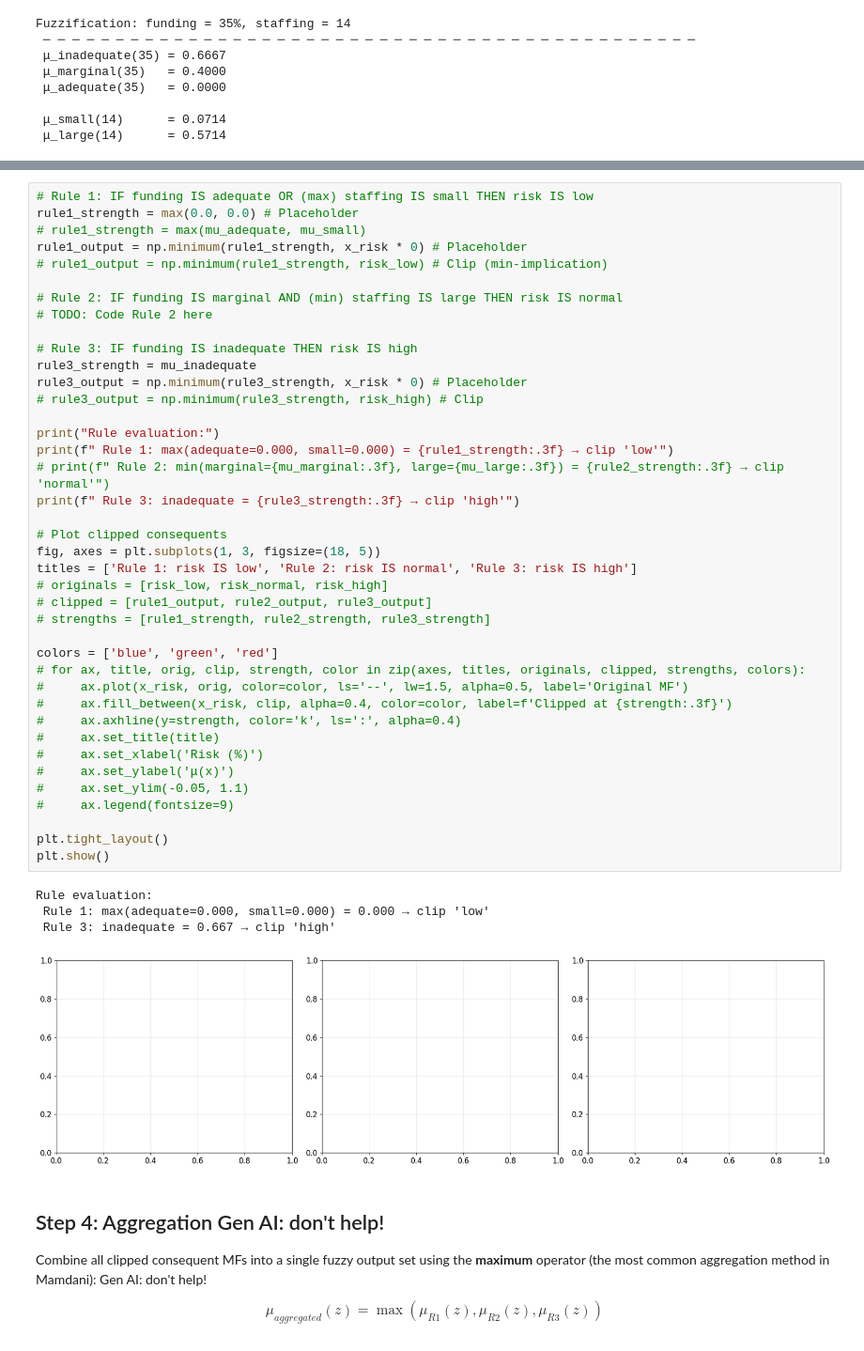
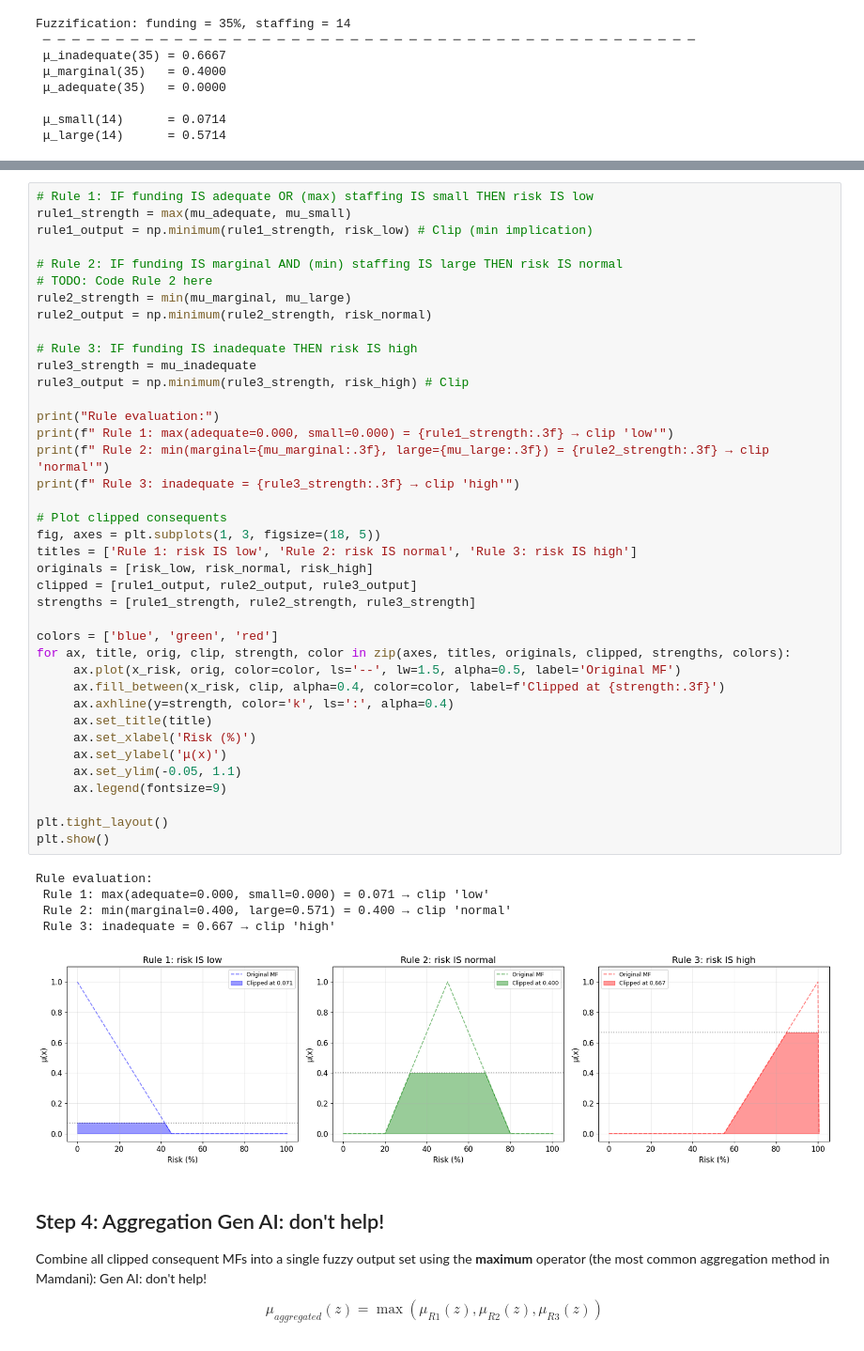
Before and after one commit to MatthewMcCarthy1/artificial-intelligence, a Jupyter notebook: lab-5/lab-five.ipynb, the cells around one changed output, grey strips where cells are left out. Shown at 94% size. Cells and saved outputs as stored; diff of their text form.

```diff
--- a/lab-5/lab-five.ipynb
+++ b/lab-5/lab-five.ipynb
@@ -195,49 +195,49 @@ Apply the fuzzy operators to evaluate each rule's antecedent, then **clip** (tru
 The **implication** method clips the output MF at the rule's firing strength (Mamdani uses min implication).
 # %%
 # Rule 1: IF funding IS adequate OR (max) staffing IS small THEN risk IS low
-rule1_strength = max(0.0, 0.0) # Placeholder
-# rule1_strength = max(mu_adequate, mu_small)
-rule1_output = np.minimum(rule1_strength, x_risk * 0) # Placeholder
-# rule1_output = np.minimum(rule1_strength, risk_low) # Clip (min-implication)
+rule1_strength = max(mu_adequate, mu_small)
+rule1_output = np.minimum(rule1_strength, risk_low) # Clip (min implication)
 
 # Rule 2: IF funding IS marginal AND (min) staffing IS large THEN risk IS normal
 # TODO: Code Rule 2 here
+rule2_strength = min(mu_marginal, mu_large)
+rule2_output = np.minimum(rule2_strength, risk_normal)
 
 # Rule 3: IF funding IS inadequate THEN risk IS high
 rule3_strength = mu_inadequate
-rule3_output = np.minimum(rule3_strength, x_risk * 0) # Placeholder
-# rule3_output = np.minimum(rule3_strength, risk_high) # Clip
+rule3_output = np.minimum(rule3_strength, risk_high) # Clip
 
 print("Rule evaluation:")
 print(f" Rule 1: max(adequate=0.000, small=0.000) = {rule1_strength:.3f} → clip 'low'")
-# print(f" Rule 2: min(marginal={mu_marginal:.3f}, large={mu_large:.3f}) = {rule2_strength:.3f} → clip 'normal'")
+print(f" Rule 2: min(marginal={mu_marginal:.3f}, large={mu_large:.3f}) = {rule2_strength:.3f} → clip 'normal'")
 print(f" Rule 3: inadequate = {rule3_strength:.3f} → clip 'high'")
 
 # Plot clipped consequents
 fig, axes = plt.subplots(1, 3, figsize=(18, 5))
 titles = ['Rule 1: risk IS low', 'Rule 2: risk IS normal', 'Rule 3: risk IS high']
-# originals = [risk_low, risk_normal, risk_high]
-# clipped = [rule1_output, rule2_output, rule3_output]
-# strengths = [rule1_strength, rule2_strength, rule3_strength]
+originals = [risk_low, risk_normal, risk_high]
+clipped = [rule1_output, rule2_output, rule3_output]
+strengths = [rule1_strength, rule2_strength, rule3_strength]
 
 colors = ['blue', 'green', 'red']
-# for ax, title, orig, clip, strength, color in zip(axes, titles, originals, clipped, strengths, colors):
-#     ax.plot(x_risk, orig, color=color, ls='--', lw=1.5, alpha=0.5, label='Original MF')
-#     ax.fill_between(x_risk, clip, alpha=0.4, color=color, label=f'Clipped at {strength:.3f}')
-#     ax.axhline(y=strength, color='k', ls=':', alpha=0.4)
-#     ax.set_title(title)
-#     ax.set_xlabel('Risk (%)')
-#     ax.set_ylabel('μ(x)')
-#     ax.set_ylim(-0.05, 1.1)
-#     ax.legend(fontsize=9)
+for ax, title, orig, clip, strength, color in zip(axes, titles, originals, clipped, strengths, colors):
+     ax.plot(x_risk, orig, color=color, ls='--', lw=1.5, alpha=0.5, label='Original MF')
+     ax.fill_between(x_risk, clip, alpha=0.4, color=color, label=f'Clipped at {strength:.3f}')
+     ax.axhline(y=strength, color='k', ls=':', alpha=0.4)
+     ax.set_title(title)
+     ax.set_xlabel('Risk (%)')
+     ax.set_ylabel('μ(x)')
+     ax.set_ylim(-0.05, 1.1)
+     ax.legend(fontsize=9)
 
 plt.tight_layout()
 plt.show()
 # %% [output]
 Rule evaluation:
- Rule 1: max(adequate=0.000, small=0.000) = 0.000 → clip 'low'
+ Rule 1: max(adequate=0.000, small=0.000) = 0.071 → clip 'low'
+ Rule 2: min(marginal=0.400, large=0.571) = 0.400 → clip 'normal'
  Rule 3: inadequate = 0.667 → clip 'high'
-[figure, old version]
+[figure, new version]
 # %% [markdown]
 ## Step 4: Aggregation Gen AI: don't help!
 
```
Also changed, not shown: parts of 4 cells of this notebook.
